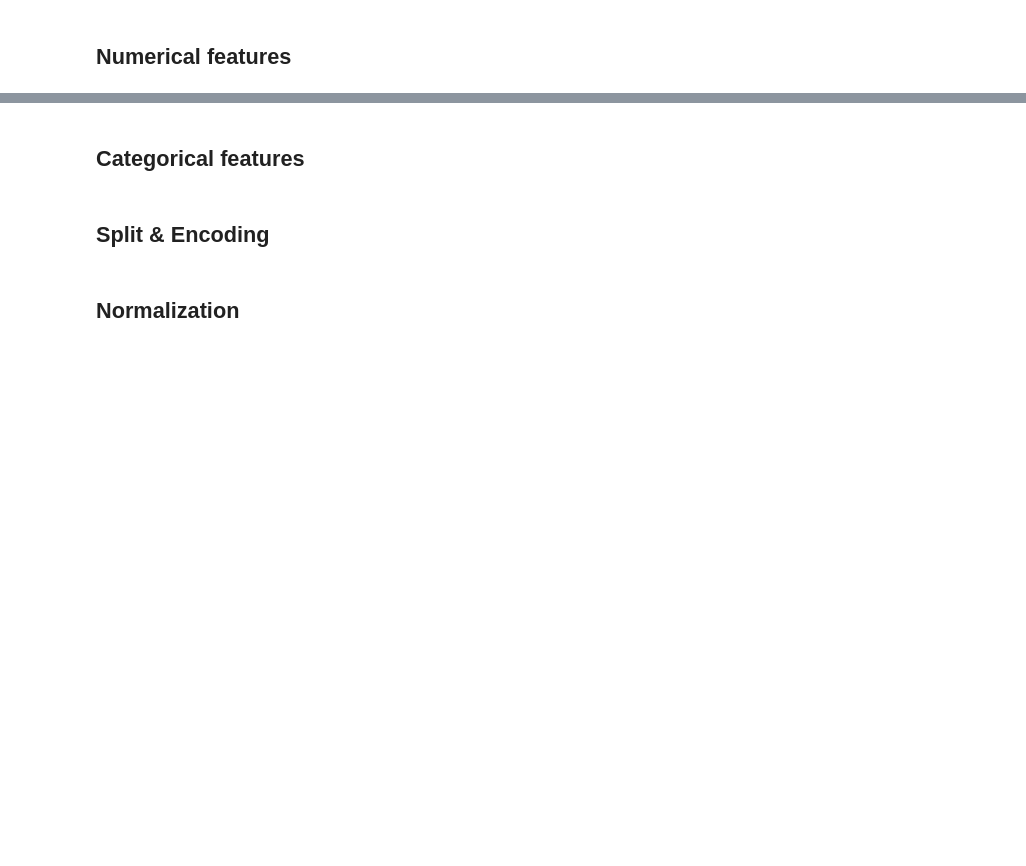
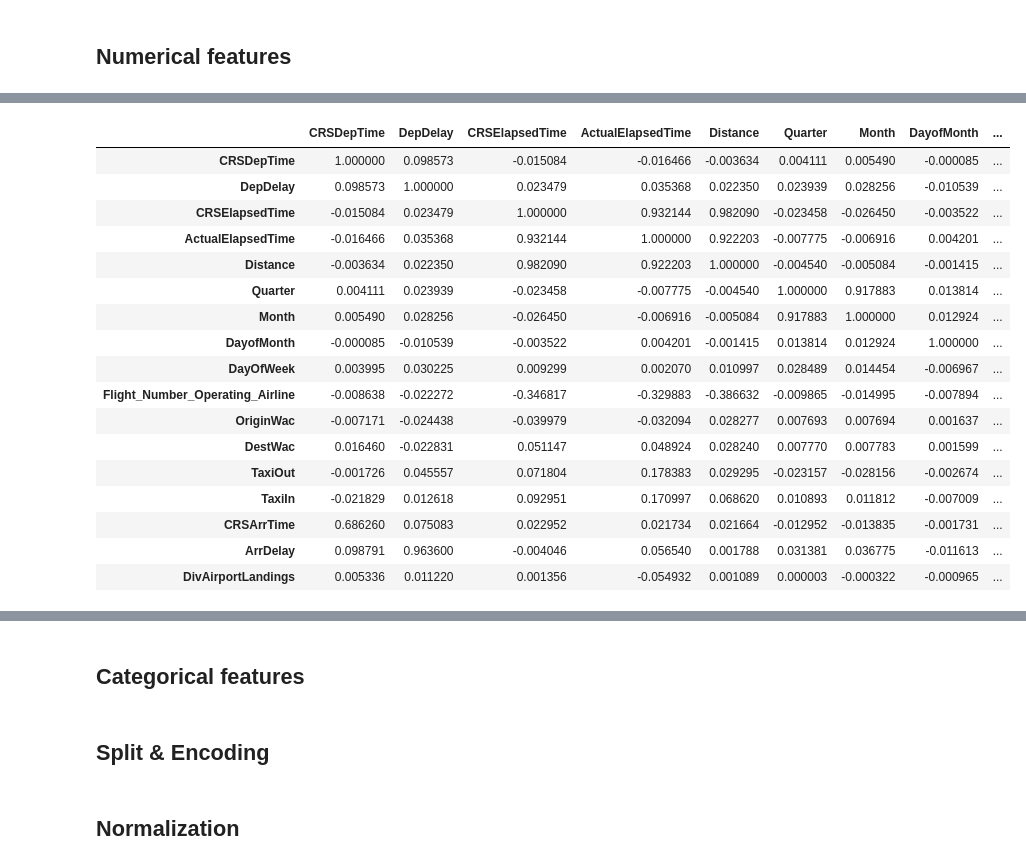
Before and after one commit to Renhas/ML-Course, a Jupyter notebook: Flight Status Prediction/Classification.ipynb, the cells around one changed output, grey strips where cells are left out. Drawn from its saved outputs; the diff is of its cells as text; code cells hidden in the pictures; blank space fills up the shorter version.

```diff
--- a/Flight Status Prediction/Classification.ipynb
+++ b/Flight Status Prediction/Classification.ipynb
@@ -130,0 +689,21 @@ dt.describe()
+# %%
+corr_mtx.style.background_gradient(cmap='coolwarm')
+# %% [output]
+|  | CRSDepTime | DepDelay | CRSElapsedTime | ActualElapsedTime | Distance | Quarter | Month | DayofMonth | ... |
+| CRSDepTime | 1.000000 | 0.098573 | -0.015084 | -0.016466 | -0.003634 | 0.004111 | 0.005490 | -0.000085 | ... |
+| DepDelay | 0.098573 | 1.000000 | 0.023479 | 0.035368 | 0.022350 | 0.023939 | 0.028256 | -0.010539 | ... |
+| CRSElapsedTime | -0.015084 | 0.023479 | 1.000000 | 0.932144 | 0.982090 | -0.023458 | -0.026450 | -0.003522 | ... |
+| ActualElapsedTime | -0.016466 | 0.035368 | 0.932144 | 1.000000 | 0.922203 | -0.007775 | -0.006916 | 0.004201 | ... |
+| Distance | -0.003634 | 0.022350 | 0.982090 | 0.922203 | 1.000000 | -0.004540 | -0.005084 | -0.001415 | ... |
+| Quarter | 0.004111 | 0.023939 | -0.023458 | -0.007775 | -0.004540 | 1.000000 | 0.917883 | 0.013814 | ... |
+| Month | 0.005490 | 0.028256 | -0.026450 | -0.006916 | -0.005084 | 0.917883 | 1.000000 | 0.012924 | ... |
+| DayofMonth | -0.000085 | -0.010539 | -0.003522 | 0.004201 | -0.001415 | 0.013814 | 0.012924 | 1.000000 | ... |
+| DayOfWeek | 0.003995 | 0.030225 | 0.009299 | 0.002070 | 0.010997 | 0.028489 | 0.014454 | -0.006967 | ... |
+| Flight_Number_Operating_Airline | -0.008638 | -0.022272 | -0.346817 | -0.329883 | -0.386632 | -0.009865 | -0.014995 | -0.007894 | ... |
+| OriginWac | -0.007171 | -0.024438 | -0.039979 | -0.032094 | 0.028277 | 0.007693 | 0.007694 | 0.001637 | ... |
+| DestWac | 0.016460 | -0.022831 | 0.051147 | 0.048924 | 0.028240 | 0.007770 | 0.007783 | 0.001599 | ... |
+| TaxiOut | -0.001726 | 0.045557 | 0.071804 | 0.178383 | 0.029295 | -0.023157 | -0.028156 | -0.002674 | ... |
+| TaxiIn | -0.021829 | 0.012618 | 0.092951 | 0.170997 | 0.068620 | 0.010893 | 0.011812 | -0.007009 | ... |
+| CRSArrTime | 0.686260 | 0.075083 | 0.022952 | 0.021734 | 0.021664 | -0.012952 | -0.013835 | -0.001731 | ... |
+| ArrDelay | 0.098791 | 0.963600 | -0.004046 | 0.056540 | 0.001788 | 0.031381 | 0.036775 | -0.011613 | ... |
+| DivAirportLandings | 0.005336 | 0.011220 | 0.001356 | -0.054932 | 0.001089 | 0.000003 | -0.000322 | -0.000965 | ... |
```
Also changed, not shown: parts of 97 cells of this notebook, 3 other files.
